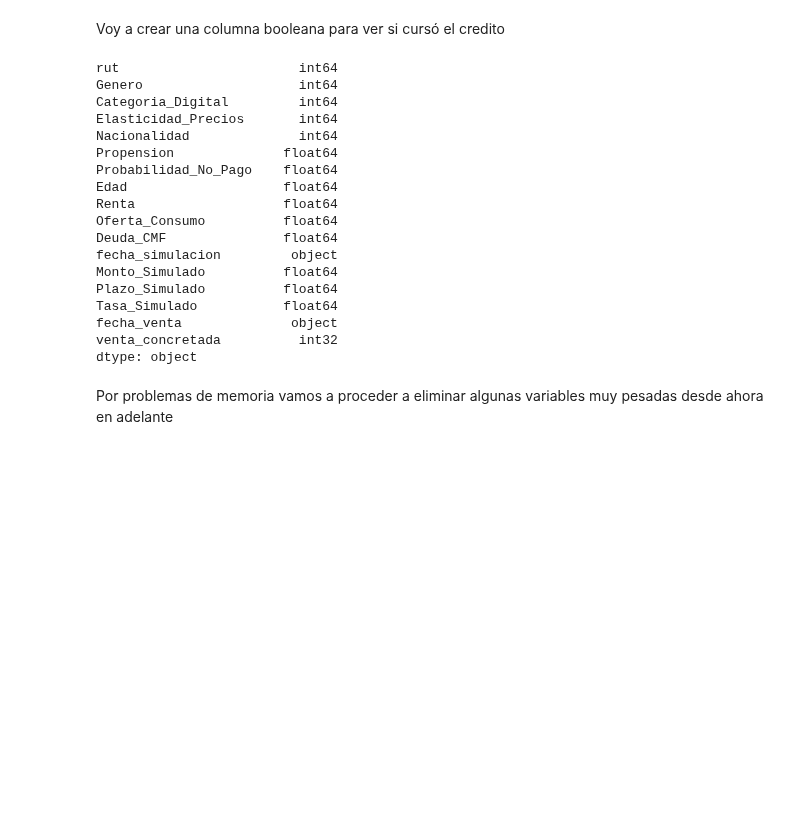
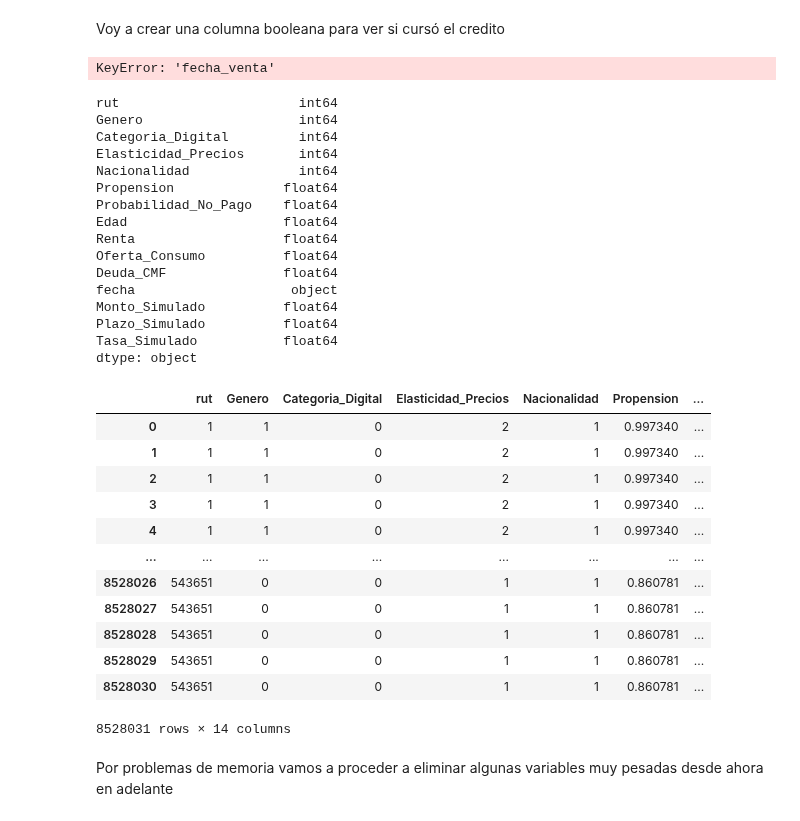
Before and after one commit to JosepVargasf/capstone_g11_2024-2, a Jupyter notebook: Procesamiento de datos/procesamiento.ipynb, the cells around one changed output. Saved outputs shown, nothing was run; the diff lists cells and outputs as text; code cells hidden in the pictures; blank space fills up the shorter version.

```diff
--- a/Procesamiento de datos/procesamiento.ipynb
+++ b/Procesamiento de datos/procesamiento.ipynb
@@ -217,10 +137,10 @@ Ahora, lo que me interesa es poder ver de todos los clientes que simularon como
 # %% [markdown]
 Se copia el dataset para evitar futuros problemas
 # %%
-dataset_simulacion_informacion_ventas_numerico = df_simulaciones_e_informacion_de_clientes_ventas.copy(deep=True)
+dataset_simulacion_informacion_ventas_numerico = df_simulaciones_e_informacion_de_clientes.copy(deep=True)
 # %% [markdown]
 <h3>2.1. Valores que no aportan información</h3>
 # %% [markdown]
 En este caso, los atributos que no aportan informacion son: 'unnamed_x', 'tiempo_como_cliente', 'unnamed:0', 'Unnamed: 0_y'
 # %%
-dataset_simulacion_informacion_ventas_numerico = dataset_simulacion_informacion_ventas_numerico.drop(['Unnamed: 0_x', 'Tiempo_como_cliente', 'Unnamed: 0', 'Unnamed: 0_y'], axis=1)
+dataset_simulacion_informacion_ventas_numerico = dataset_simulacion_informacion_ventas_numerico.drop(['Unnamed: 0_x', 'Tiempo_como_cliente', 'Unnamed: 0_y'], axis=1)
@@ -265,8 +169,8 @@ mapper_nationality = {'Extranjero': 0, 'Chileno': 1}
 dataset_simulacion_informacion_ventas_numerico['Nacionalidad'] = dataset_simulacion_informacion_ventas_numerico['Nacionalidad'].replace(mapper_nationality)
 
 # Para Elasticidad no hay jearquía solo clasificacion
-mapper_nationality = {'Baja': 0, 'Media': 1, 'Alta': 2}
-dataset_simulacion_informacion_ventas_numerico['Elasticidad_Precios'] = dataset_simulacion_informacion_ventas_numerico['Elasticidad_Precios'].replace(mapper_nationality)
+mapper_elasticity = {'Baja': 0, 'Media': 1, 'Alta': 2}
+dataset_simulacion_informacion_ventas_numerico['Elasticidad_Precios'] = dataset_simulacion_informacion_ventas_numerico['Elasticidad_Precios'].replace(mapper_elasticity)
 # %% [markdown]
 Las otras variables ya son numéricas
 # %% [markdown]
@@ -275,6 +179,8 @@ Voy a crear una columna booleana para ver si cursó el credito
 dataset_simulacion_informacion_ventas_numerico['venta_concretada'] = np.where(
     dataset_simulacion_informacion_ventas_numerico['fecha_venta'].notna(), 1, 0
 )
+# %% [output]
+KeyError: 'fecha_venta'
 # %%
 dataset_corregido = dataset_simulacion_informacion_ventas_numerico.copy(deep=True)
 print(dataset_corregido.dtypes)
@@ -290,13 +196,27 @@ Edad                    float64
 Renta                   float64
 Oferta_Consumo          float64
 Deuda_CMF               float64
-fecha_simulacion         object
+fecha                    object
 Monto_Simulado          float64
 Plazo_Simulado          float64
 Tasa_Simulado           float64
-fecha_venta              object
-venta_concretada          int32
 dtype: object
+# %%
+dataset_corregido.drop(columns=['fecha'])
+# %% [output]
+|  | rut | Genero | Categoria_Digital | Elasticidad_Precios | Nacionalidad | Propension | ... |
+| 0 | 1 | 1 | 0 | 2 | 1 | 0.997340 | ... |
+| 1 | 1 | 1 | 0 | 2 | 1 | 0.997340 | ... |
+| 2 | 1 | 1 | 0 | 2 | 1 | 0.997340 | ... |
+| 3 | 1 | 1 | 0 | 2 | 1 | 0.997340 | ... |
+| 4 | 1 | 1 | 0 | 2 | 1 | 0.997340 | ... |
+| ... | ... | ... | ... | ... | ... | ... | ... |
+| 8528026 | 543651 | 0 | 0 | 1 | 1 | 0.860781 | ... |
+| 8528027 | 543651 | 0 | 0 | 1 | 1 | 0.860781 | ... |
+| 8528028 | 543651 | 0 | 0 | 1 | 1 | 0.860781 | ... |
+| 8528029 | 543651 | 0 | 0 | 1 | 1 | 0.860781 | ... |
+| 8528030 | 543651 | 0 | 0 | 1 | 1 | 0.860781 | ... |
+8528031 rows × 14 columns
 # %%
 # Para Sexo no hay jearquía
 mapper_sex = {'Femenino': 0, 'Masculino': 1}
```
Also changed, not shown: parts of 14 cells of this notebook.
